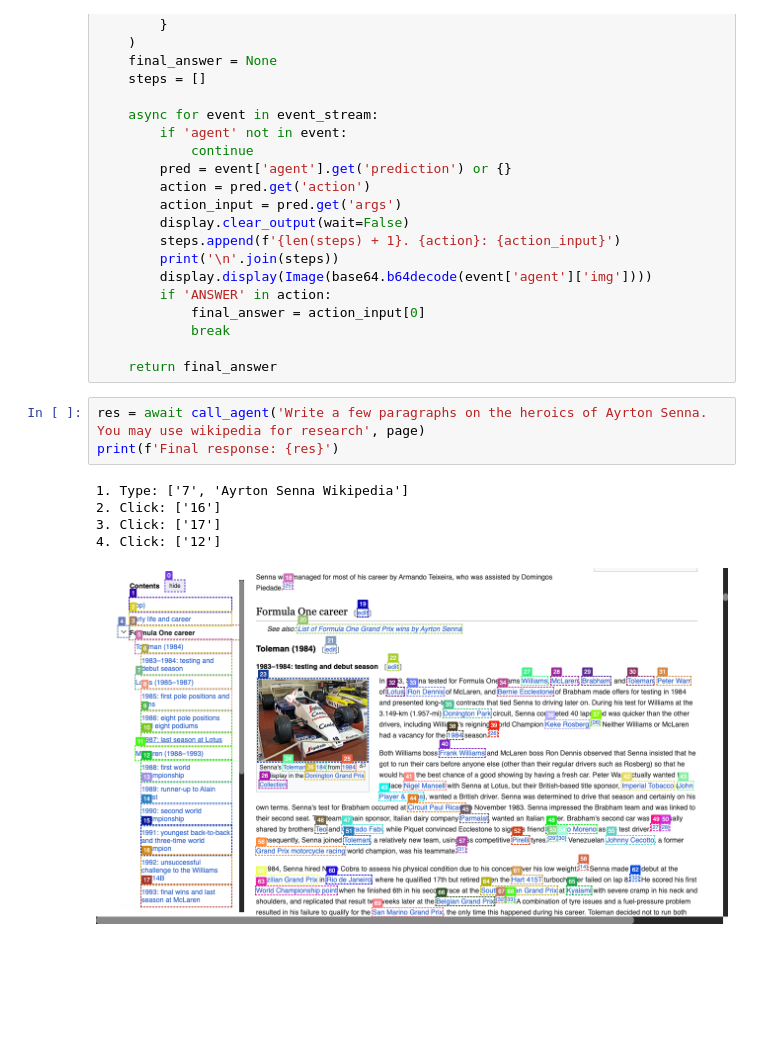
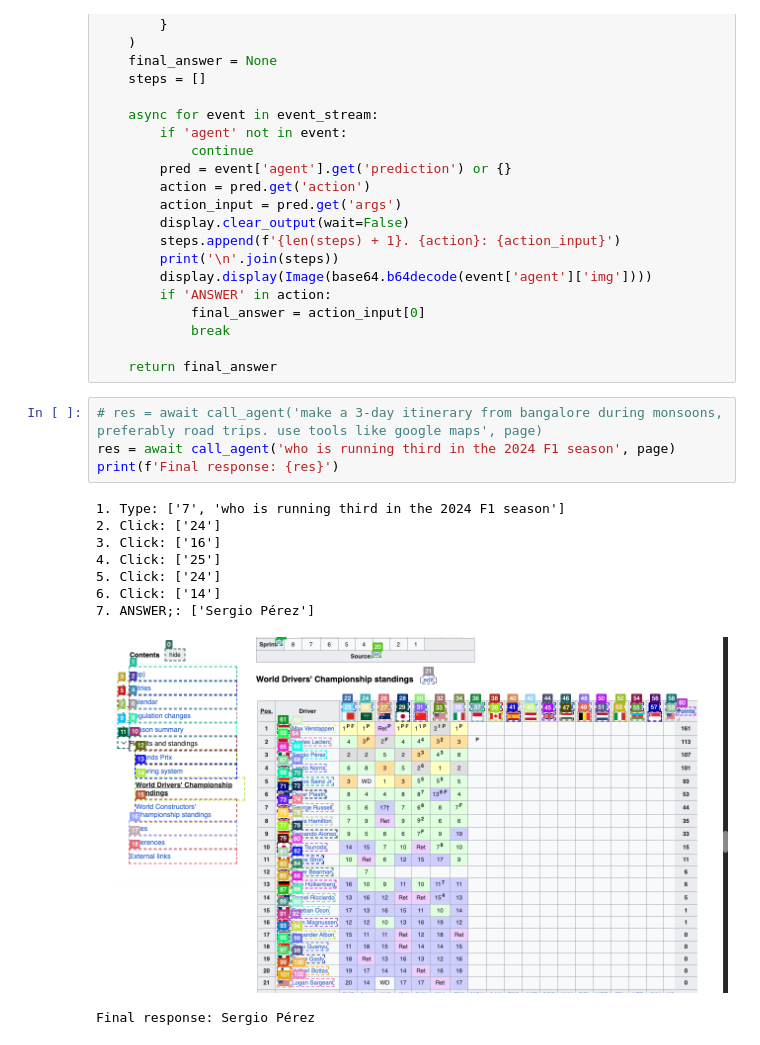
Before and after one commit to ad71/ragbot, a Jupyter notebook: langgraph_web_voyager.ipynb, the cells around one changed output. Cells and saved outputs as stored; diff of their text form; blank space fills up the shorter version.

```diff
--- a/langgraph_web_voyager.ipynb
+++ b/langgraph_web_voyager.ipynb
@@ -439,12 +444,17 @@ async def call_agent(question: str, page, max_steps: int=150):
             break
 
     return final_answer
-# %%
-res = await call_agent('Write a few paragraphs on the heroics of Ayrton Senna. You may use wikipedia for research', page)
-print(f'Final response: {res}')
-# %% [output]
-1. Type: ['7', 'Ayrton Senna Wikipedia']
-2. Click: ['16']
-3. Click: ['17']
-4. Click: ['12']
-[figure, removed]
+# %%
+# res = await call_agent('make a 3-day itinerary from bangalore during monsoons, preferably road trips. use tools like google maps', page)
+res = await call_agent('who is running third in the 2024 F1 season', page)
+print(f'Final response: {res}')
+# %% [output]
+1. Type: ['7', 'who is running third in the 2024 F1 season']
+2. Click: ['24']
+3. Click: ['16']
+4. Click: ['25']
+5. Click: ['24']
+6. Click: ['14']
+7. ANSWER;: ['Sergio Pérez']
+[figure, added]
+Final response: Sergio Pérez
```
Also changed, not shown: parts of 1 cell of this notebook, 2 other files.
